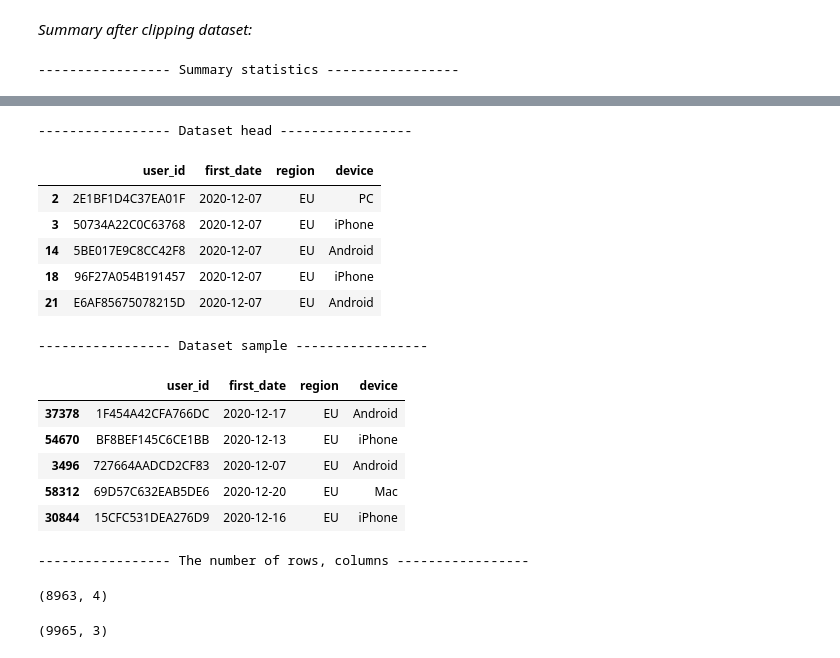
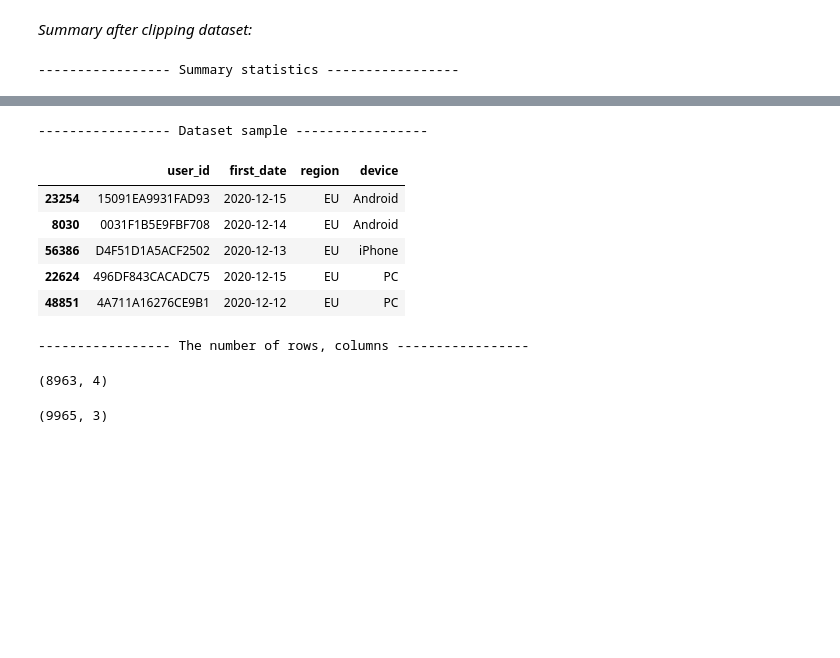
Before and after one commit to rajukan/gyan-all-ml-stats-topics, a Jupyter notebook: topics/ab_testing_online_store.ipynb, the cells around one changed output, grey strips where cells are left out. Drawn from its saved outputs; the diff is of its cells as text; code cells hidden in the pictures; blank space fills up the shorter version.

```diff
--- a/topics/ab_testing_online_store.ipynb
+++ b/topics/ab_testing_online_store.ipynb
@@ -594,35 +545,26 @@ df_new_eu_users = df_new_users[(df_new_users['user_id'].isin(lst_eu_test_users))
 *Summary after clipping dataset:*
 # %%
 eda_df(df_new_eu_users)
-print('\n----------------- Dataset head -----------------')
-df_new_eu_users.head()
 print('\n----------------- Dataset sample -----------------')
 df_new_eu_users.sample(5)
 print('\n----------------- The number of rows, columns -----------------')
 df_new_eu_users.shape
 # %% [output]
 ----------------- Summary statistics -----------------
 |  | dtype | count | nunique | null_sum | null_% | min | max | mean | median | std | skew |
 | device | category | 8963 | 4 | 0 | 0.0 | Android | iPhone | - | - | - | - |
 | first_date | datetime64[ns] | 8963 | 15 | 0 | 0.0 | 2020-12-07 00:00:00 | 2020-12-21 00:00:00 | - | - | - | - |
 | region | category | 8963 | 1 | 0 | 0.0 | EU | EU | - | - | - | - |
 | user_id | object | 8963 | 8963 | 0 | 0.0 | 0002CE61FF2C4011 | FFF58BC33966EB51 | - | - | - | - |
------------------ Dataset head -----------------
+----------------- Dataset sample -----------------
 |  | user_id | first_date | region | device |
-| 2 | 2E1BF1D4C37EA01F | 2020-12-07 | EU | PC |
-| 3 | 50734A22C0C63768 | 2020-12-07 | EU | iPhone |
-| 14 | 5BE017E9C8CC42F8 | 2020-12-07 | EU | Android |
-| 18 | 96F27A054B191457 | 2020-12-07 | EU | iPhone |
-| 21 | E6AF85675078215D | 2020-12-07 | EU | Android |
+| 23254 | 15091EA9931FAD93 | 2020-12-15 | EU | Android |
+| 8030 | 0031F1B5E9FBF708 | 2020-12-14 | EU | Android |
+| 56386 | D4F51D1A5ACF2502 | 2020-12-13 | EU | iPhone |
+| 22624 | 496DF843CACADC75 | 2020-12-15 | EU | PC |
+| 48851 | 4A711A16276CE9B1 | 2020-12-12 | EU | PC |
------------------ Dataset sample -----------------
+----------------- The number of rows, columns -----------------
-|  | user_id | first_date | region | device |
-| 37378 | 1F454A42CFA766DC | 2020-12-17 | EU | Android |
-| 54670 | BF8BEF145C6CE1BB | 2020-12-13 | EU | iPhone |
-| 3496 | 727664AADCD2CF83 | 2020-12-07 | EU | Android |
-| 58312 | 69D57C632EAB5DE6 | 2020-12-20 | EU | Mac |
-| 30844 | 15CFC531DEA276D9 | 2020-12-16 | EU | iPhone |
------------------ The number of rows, columns -----------------
+(8963, 4)
-(8963, 4)
 # %%
 df_eu_test.shape
 # %% [output]
```
Also changed, not shown: parts of 26 cells of this notebook.
